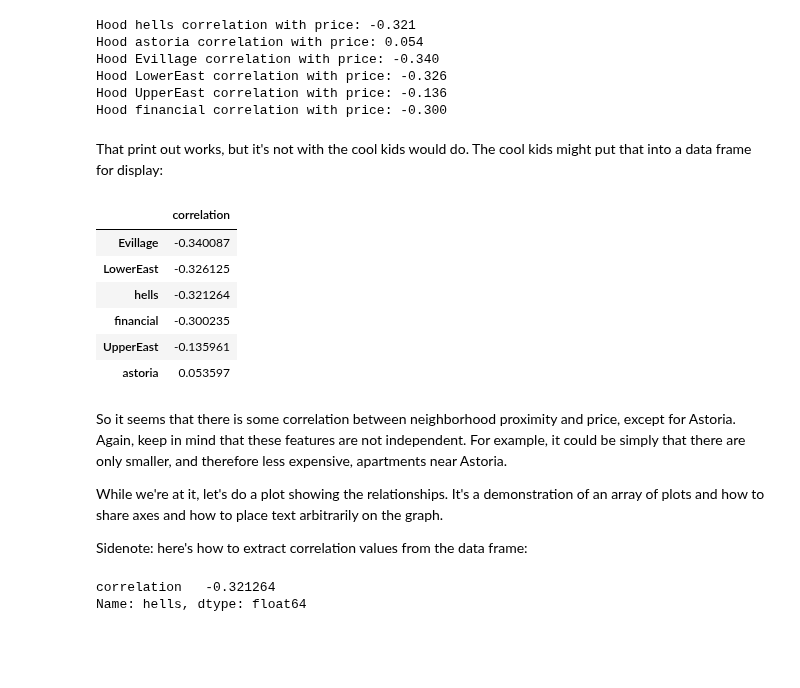
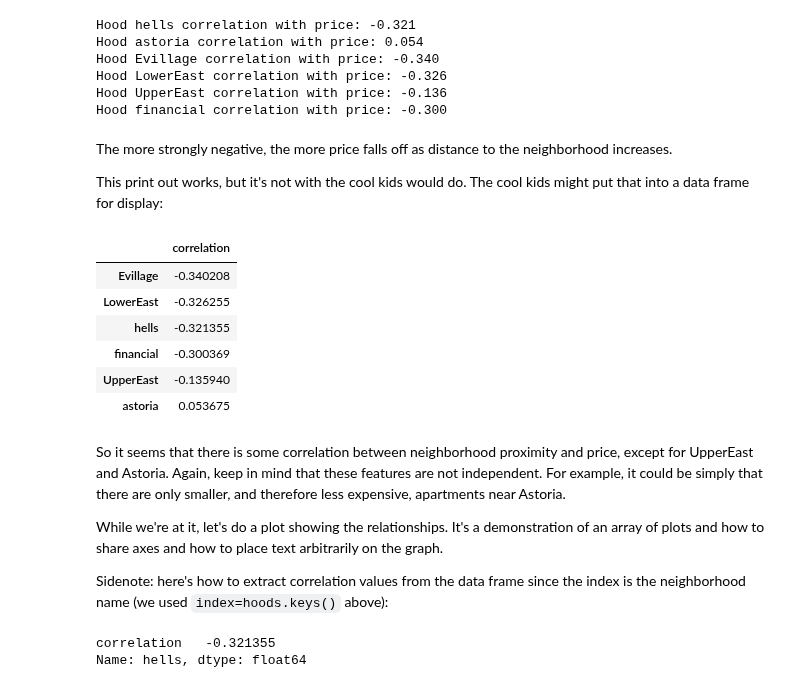
Before and after one commit to parrt/msds593, a Jupyter notebook: notebooks/nyrent2.ipynb, the cells around one changed output. Saved outputs shown, nothing was run; the diff lists cells and outputs as text; code cells hidden in the pictures; blank space fills up the shorter version.

```diff
--- a/notebooks/nyrent2.ipynb
+++ b/notebooks/nyrent2.ipynb
@@ -20,7 +20,7 @@ Let's go through and clean up the data set to remove obviously incorrect or inap
 
 We saw in the previous notebook that some of the price values are sale price not rent price so let's start by stripping those out.  Instead of altering the original data frame, let's create a working data frame just called `df`:
 # %%
-df = df_rent[df_rent['price']<=10_000].copy()
+df = df_rent[(df_rent['price'] <= 10_000) & (df_rent['price'] > 100)].copy()
 # %% [markdown]
  We use a copy so that we avoid errors when we alter this slice of the original `df_rent` data frame.
 
@@ -172,6 +184,3 @@ Also, let's convert the categorical variable like we did before:
-# %%
-df['interest_level'] = df['interest_level'].astype('category')
-df['interest_level'] = df['interest_level'].cat.as_ordered()
 # %% [markdown]
 ### Exercise 1
 
@@ -405,7 +505,8 @@ for hood,loc in hoods.items():
 Now, we can look at the correlation between neighborhood and price:
 # %%
 for hood,loc in hoods.items():
-    corr = np.corrcoef(df[hood], df['price'])[0,1]
+    corr = np.corrcoef(df[hood], df['price']) # np.corrcoef returns a matrix
+    corr = corr[0,1]
     print(f"Hood {hood} correlation with price: {corr:.3f}")
 # %% [output]
 Hood hells correlation with price: -0.321
@@ -415,31 +516,34 @@ Hood LowerEast correlation with price: -0.326
 Hood UpperEast correlation with price: -0.136
 Hood financial correlation with price: -0.300
 # %% [markdown]
-That print out works, but it's not with the cool kids would do. The cool kids might put that into a data frame for display:
+The more strongly negative, the more price falls off as distance to the neighborhood increases.
+
+This print out works, but it's not with the cool kids would do. The cool kids might put that into a data frame for display:
 # %%
 corrs = []
 for hood,loc in hoods.items():
     corr = np.corrcoef(df[hood], df['price'])[0,1]
     corrs.append(corr)
 df_corr = pd.DataFrame(data=corrs, columns=['correlation'], index=hoods.keys())
-df_corr.sort_values('correlation')
+df_corr = df_corr.sort_values('correlation')
+df_corr
 # %% [output]
 |  | correlation |
-| Evillage | -0.340087 |
-| LowerEast | -0.326125 |
-| hells | -0.321264 |
-| financial | -0.300235 |
-| UpperEast | -0.135961 |
-| astoria | 0.053597 |
+| Evillage | -0.340208 |
+| LowerEast | -0.326255 |
+| hells | -0.321355 |
+| financial | -0.300369 |
+| UpperEast | -0.135940 |
+| astoria | 0.053675 |
 # %% [markdown]
-So it seems that there is some correlation between neighborhood proximity and price, except for Astoria.  Again, keep in mind that these features are not independent. For example, it could be simply that there are only smaller, and therefore less expensive, apartments near Astoria.
+So it seems that there is some correlation between neighborhood proximity and price, except for UpperEast and Astoria.  Again, keep in mind that these features are not independent. For example, it could be simply that there are only smaller, and therefore less expensive, apartments near Astoria.
 
 While we're at it, let's do a plot showing the relationships. It's a demonstration of an array of plots and how to share axes and how to place text arbitrarily on the graph.
 
-Sidenote: here's how to extract correlation values from the data frame:
+Sidenote: here's how to extract correlation values from the data frame since the index is the neighborhood name (we used `index=hoods.keys()` above):
 # %%
 df_corr.loc['hells']
 # %% [output]
-correlation   -0.321264
+correlation   -0.321355
 Name: hells, dtype: float64
 # %%
```
Also changed, not shown: parts of 50 cells of this notebook, 2 other files.
